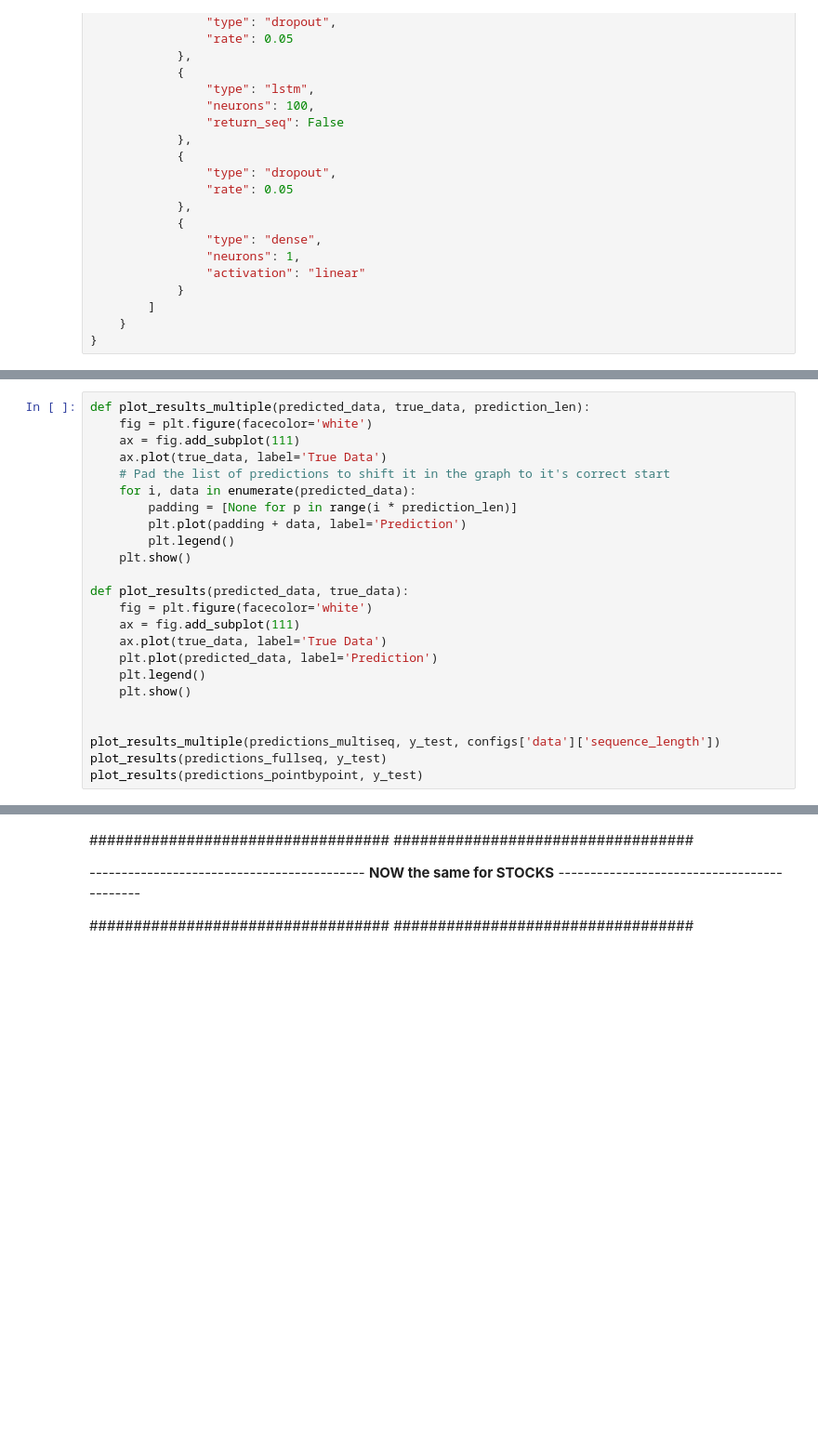
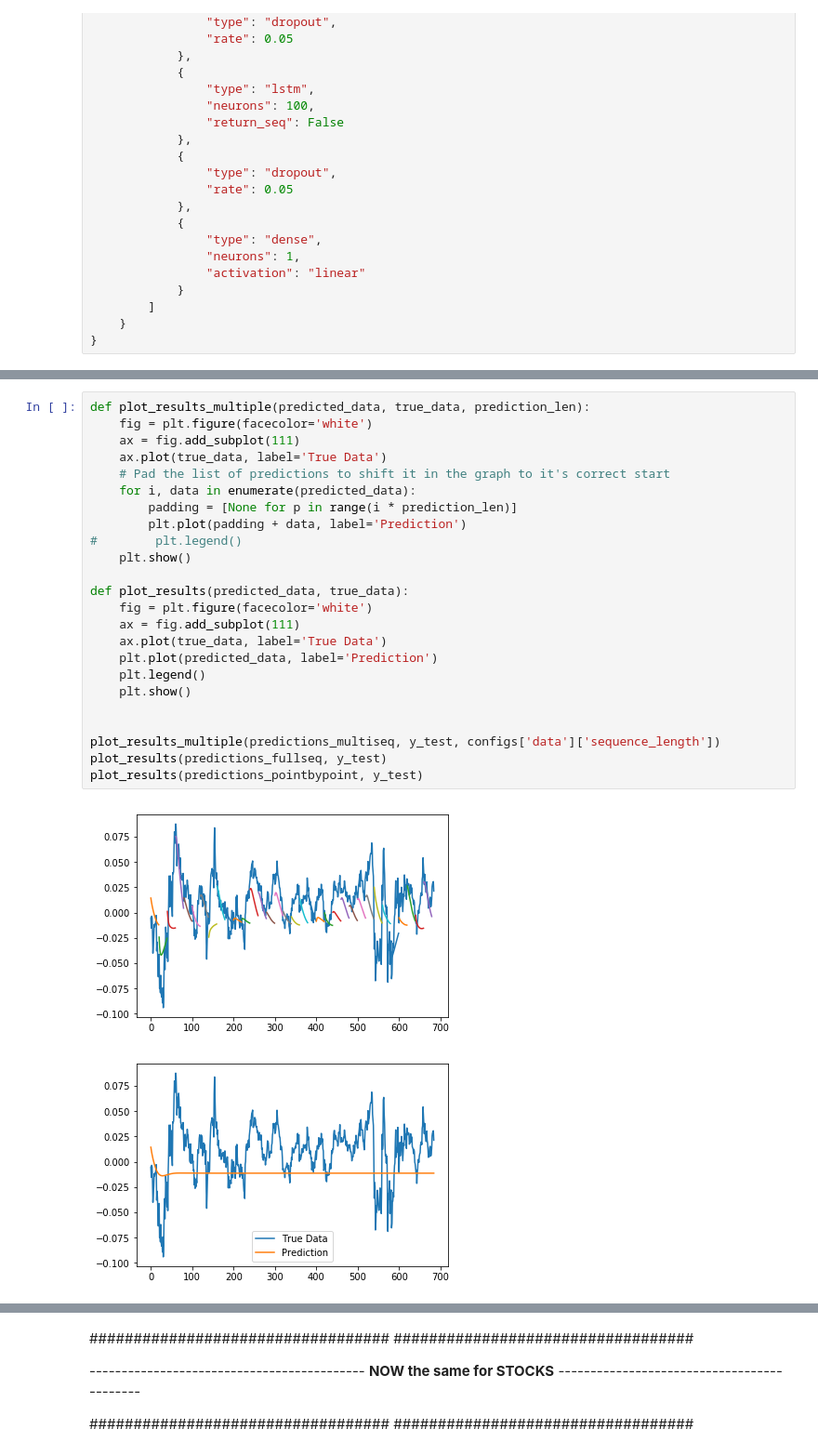
Before and after one commit to KashyapCKotak/AI-ML-experiments, a Jupyter notebook: StockTF1_4Sequential.ipynb, the cells around one changed output, grey strips where cells are left out. Shown at 93% size. Drawn from its saved outputs; the diff is of its cells as text; blank space fills up the shorter version.

```diff
--- a/StockTF1_4Sequential.ipynb
+++ b/StockTF1_4Sequential.ipynb
@@ -376,24 +374,27 @@ predictions_pointbypoint = model.predict_point_by_point(x_test)
 # %%
 def plot_results_multiple(predicted_data, true_data, prediction_len):
     fig = plt.figure(facecolor='white')
     ax = fig.add_subplot(111)
     ax.plot(true_data, label='True Data')
 	# Pad the list of predictions to shift it in the graph to it's correct start
     for i, data in enumerate(predicted_data):
         padding = [None for p in range(i * prediction_len)]
         plt.plot(padding + data, label='Prediction')
-        plt.legend()
+#        plt.legend()
     plt.show()
 
 def plot_results(predicted_data, true_data):
     fig = plt.figure(facecolor='white')
     ax = fig.add_subplot(111)
     ax.plot(true_data, label='True Data')
     plt.plot(predicted_data, label='Prediction')
     plt.legend()
     plt.show()
 
 
 plot_results_multiple(predictions_multiseq, y_test, configs['data']['sequence_length'])
 plot_results(predictions_fullseq, y_test)
 plot_results(predictions_pointbypoint, y_test)
+# %% [output]
+[figure, added]
+[figure, added]
```
Also changed, not shown: parts of 8 cells of this notebook.
